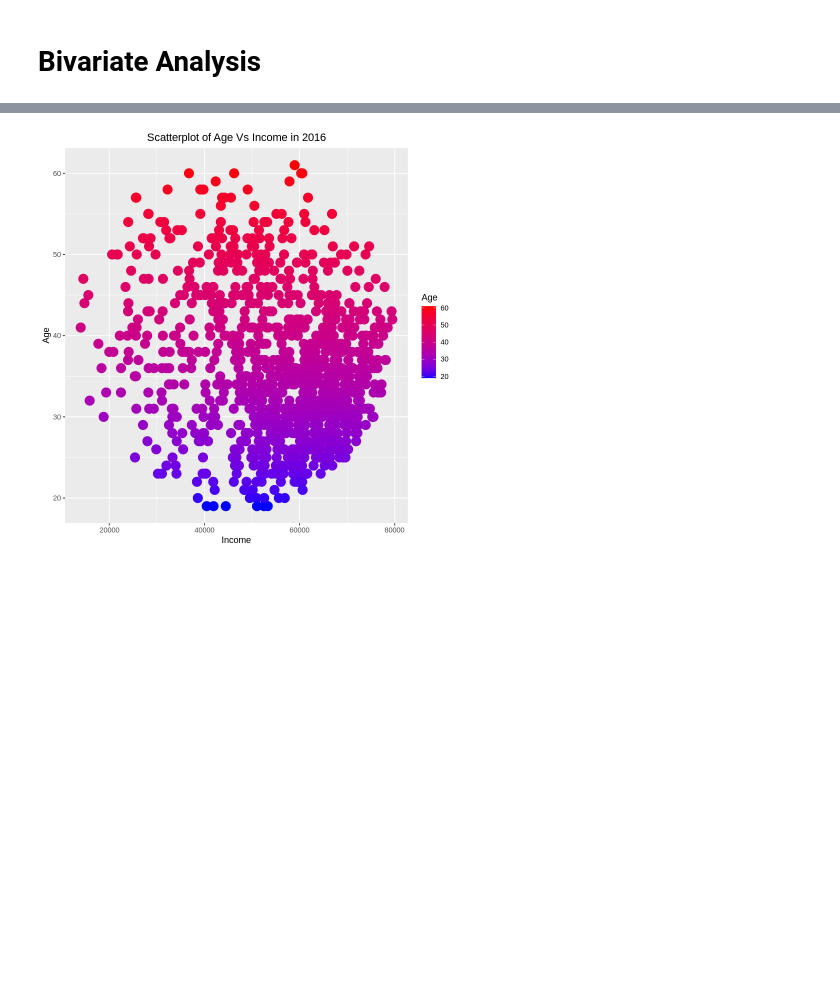
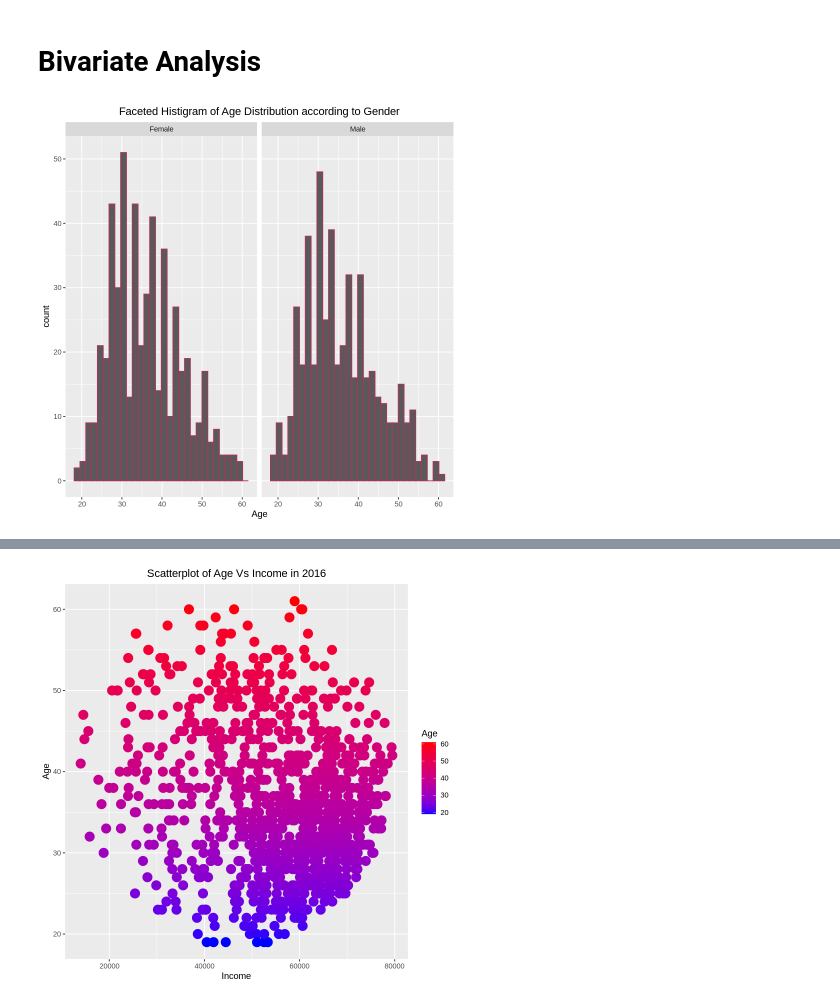
Before and after one commit to Obreintelly/Univariate_Bivariate_Analysis_in_R, a Jupyter notebook: Univariate_Bivariate_Analysis_with_R.ipynb, the cells around one changed output, grey strips where cells are left out. Saved outputs shown, nothing was run; the diff lists cells and outputs as text; code cells hidden in the pictures; blank space fills up the shorter version.

```diff
--- a/Univariate_Bivariate_Analysis_with_R.ipynb
+++ b/Univariate_Bivariate_Analysis_with_R.ipynb
@@ -356,3 +359,12 @@ print(p2 + ggtitle("Histogram of Income in 2016") + theme(plot.title = element_t
 [figure]
 # %% [markdown]
 # **Bivariate Analysis**
+# %%
+#Using Gaceted Histograms, we investigate the distribution of Age along
+#Gender Lines
+ggplot(advert, aes(x= Age)) +
+geom_histogram(bins = 30, color = "maroon") +
+facet_wrap(~Gender) +
+ggtitle("Faceted Histigram of Age Distribution according to Gender") + theme(plot.title = element_text(hjust = 0.5))
+# %% [output]
+[figure, added]
```
Also changed, not shown: parts of 20 cells of this notebook.
